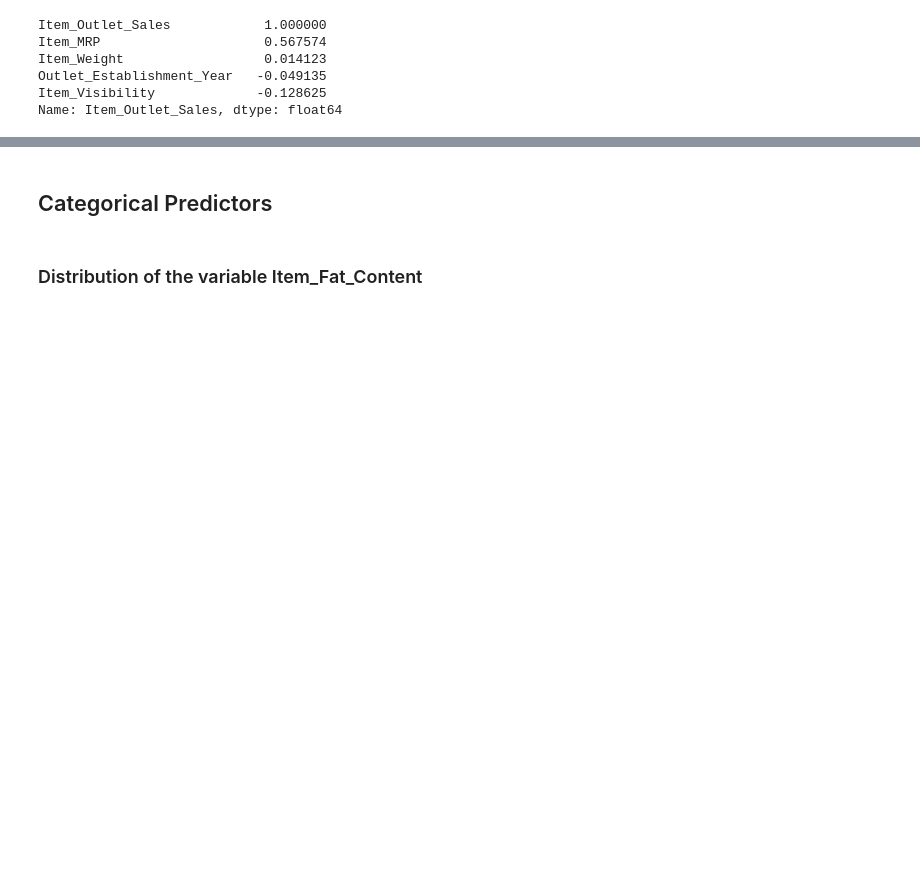
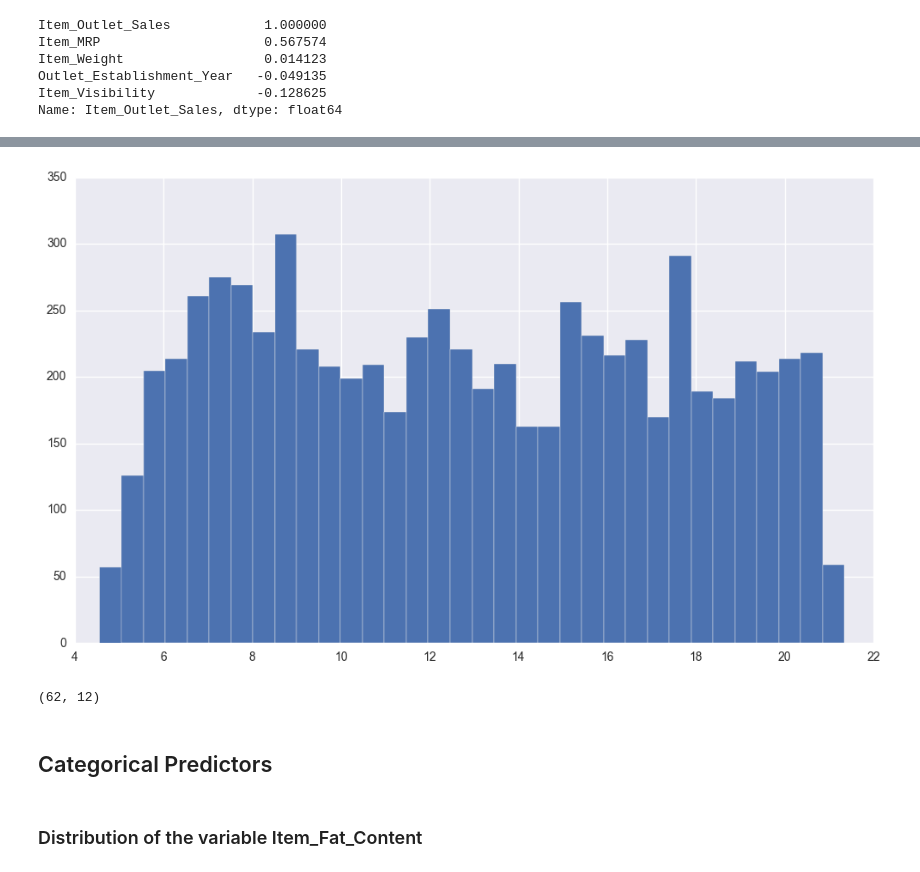
Before and after one commit to Meigarom/Big-Mart-Sales, a Jupyter notebook: BigMart_SalesPrediction.ipynb, the cells around one changed output, grey strips where cells are left out. Drawn from its saved outputs; the diff is of its cells as text; code cells hidden in the pictures; blank space fills up the shorter version.

```diff
--- a/BigMart_SalesPrediction.ipynb
+++ b/BigMart_SalesPrediction.ipynb
@@ -122,3 +145,12 @@ Name: Item_Outlet_Sales, dtype: float64
+# %%
+plt.figure( figsize=(12,7) )
+df['Item_Weight'].hist( bins=34 );
+# %% [output]
+[figure, added]
+# %%
+df[df['Item_Weight'] < 5.1].shape
+# %% [output]
+(62, 12)
 # %% [markdown]
 ## Categorical Predictors
 # %% [markdown]
```
Also changed, not shown: parts of 17 cells of this notebook.
